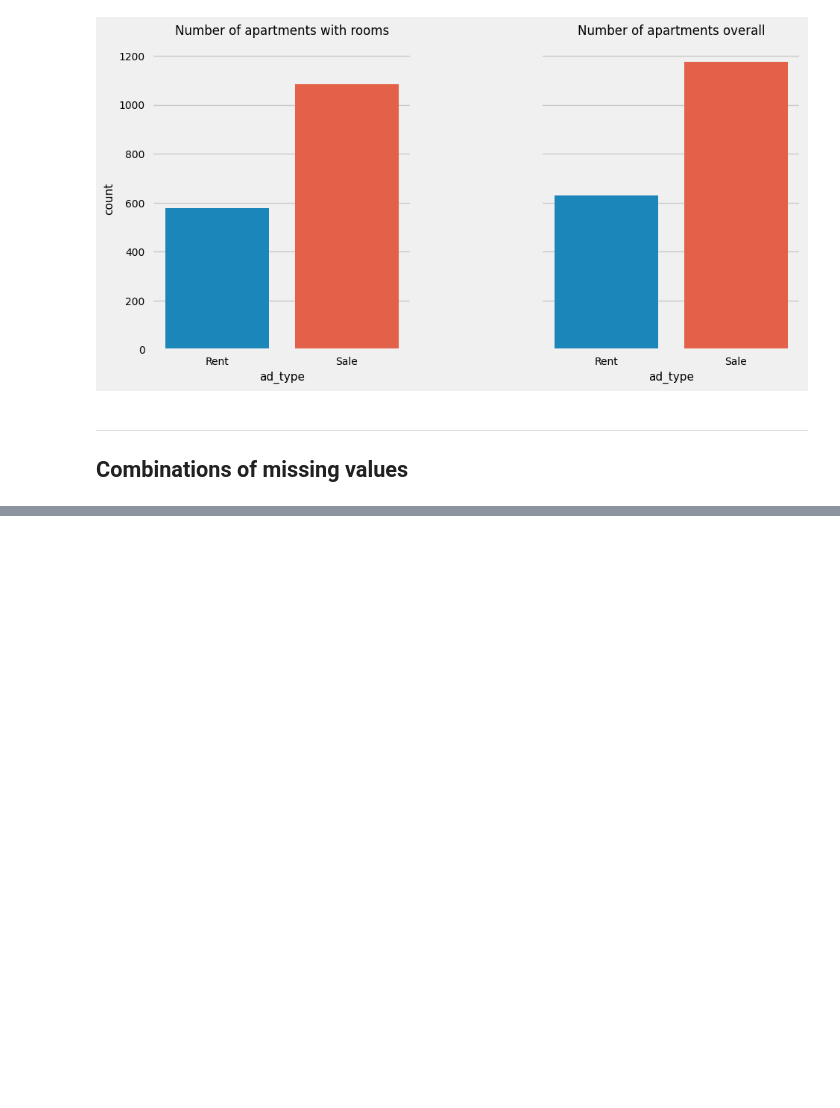
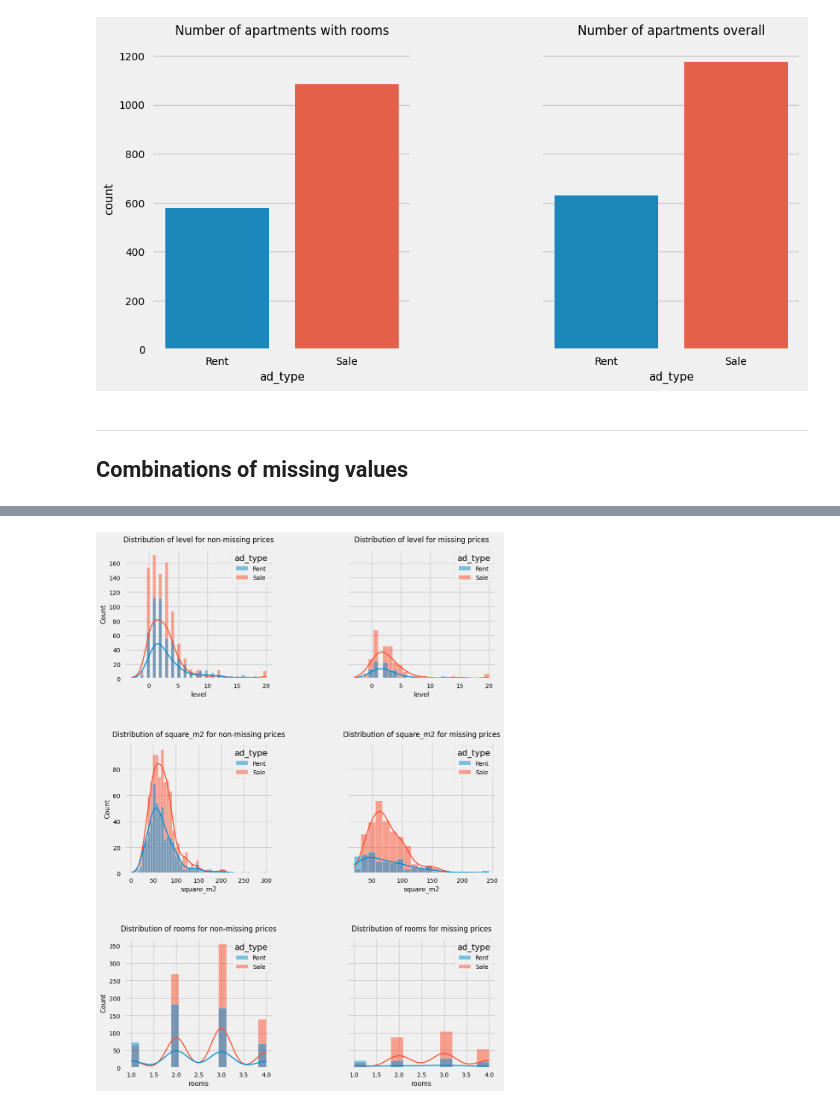
Before and after one commit to EmreArapcicUevak/EE418-Introduction-to-Machine-Learning-Project, a Jupyter notebook: notebooks/feature_analysis.ipynb, the cells around one changed output, grey strips where cells are left out. Drawn from its saved outputs; the diff is of its cells as text; code cells hidden in the pictures; blank space fills up the shorter version.

```diff
--- a/notebooks/feature_analysis.ipynb
+++ b/notebooks/feature_analysis.ipynb
@@ -500,0 +501,21 @@ sns.countplot(data=missing_prices_rooms_and_cords, x='ad_type', hue='ad_type')
+# %%
+non_missing_prices = apartments[apartments['price_numeric'].notna()]
+missing_prices = apartments[apartments['price_numeric'].isna()]
+
+numeric_features_set = set(numeric_features)
+numeric_features_set -= {"price_numeric", "price_per_m2"}
+num_of_features = len(numeric_features_set)
+
+plt.subplots(nrows=num_of_features, ncols=2, figsize=(10, 5*len(numeric_features_set)), sharey="row")
+plt.subplots_adjust(wspace=0.5, hspace=0.5)
+
+for index, feat in enumerate(numeric_features_set):
+  plt.subplot(num_of_features, 2, 1 + 2*index)
+  plt.title(f"Distribution of {feat} for non-missing prices", pad=12)
+  sns.histplot(data=non_missing_prices, x=feat, hue='ad_type', kde=True)
+
+  plt.subplot(num_of_features, 2, 2*(index + 1))
+  plt.title(f"Distribution of {feat} for missing prices", pad=12)
+  sns.histplot(data=missing_prices, x=feat, hue='ad_type', kde=True)
+# %% [output]
+[figure, added]
```
Also changed, not shown: parts of 2 cells of this notebook.
